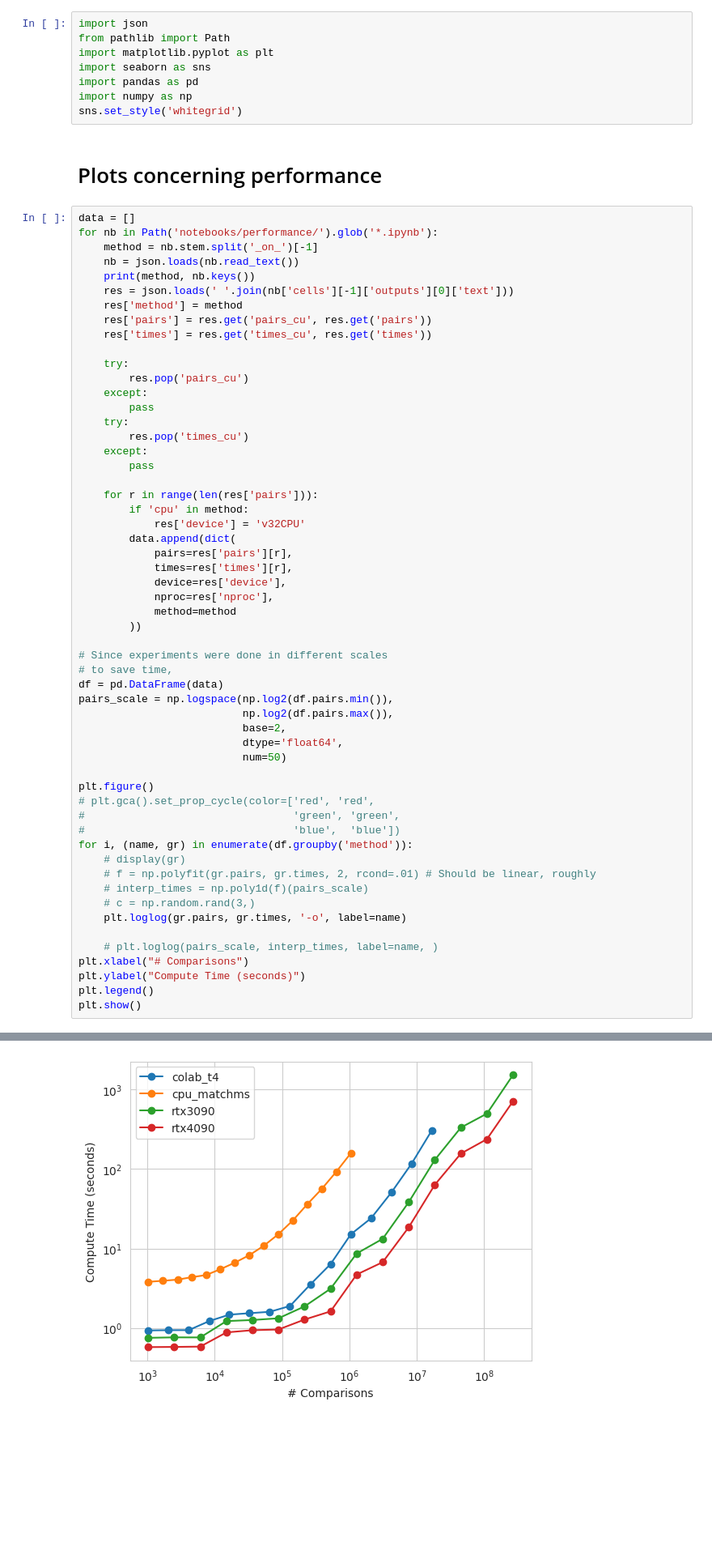
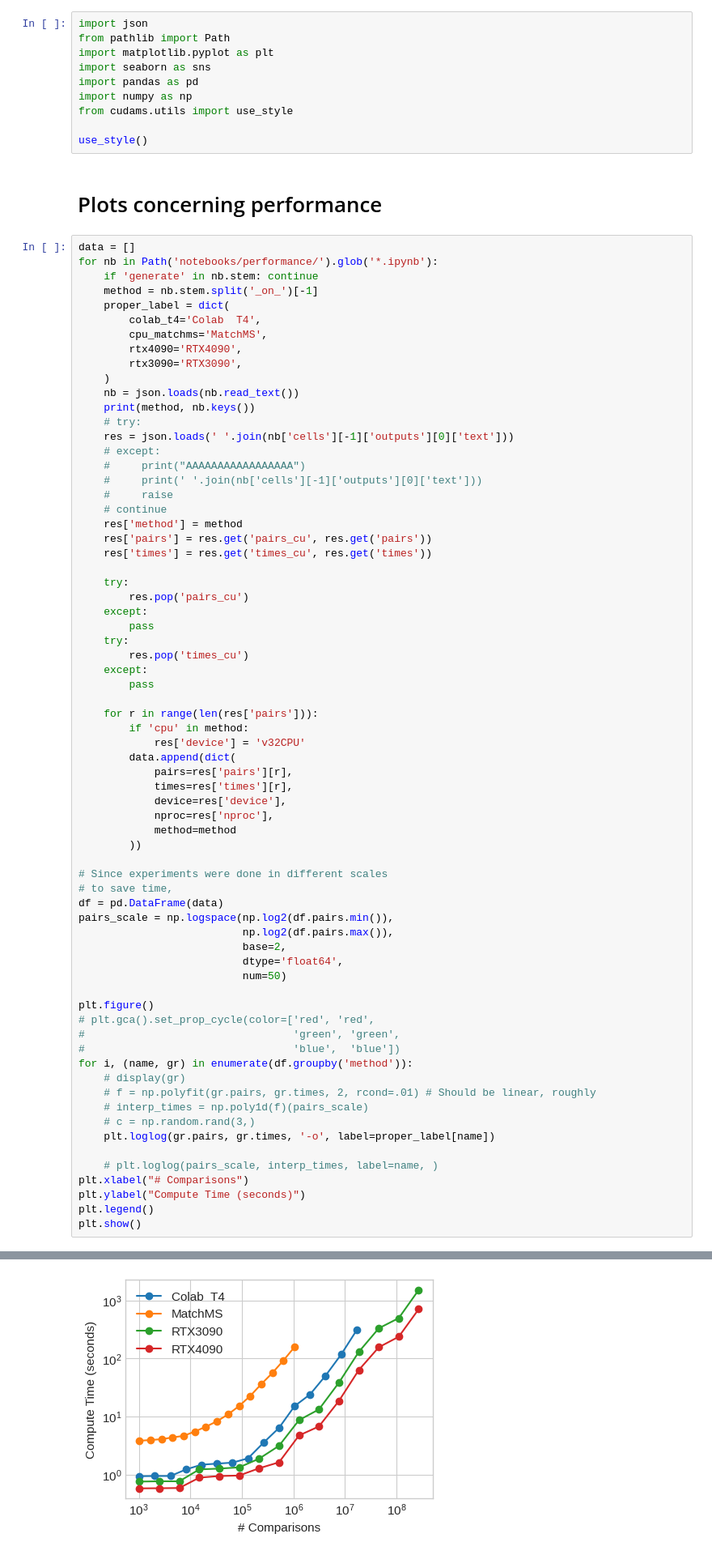
Before and after one commit to tornikeo/cosine-similarity, a Jupyter notebook: notebooks/performance/generate_plots.ipynb, the cells around one changed output, grey strips where cells are left out. Shown at 81% size. Drawn from its saved outputs; the diff is of its cells as text; blank space fills up the shorter version.

Commit message:
Fix performance plot gen

```diff
--- a/notebooks/performance/generate_plots.ipynb
+++ b/notebooks/performance/generate_plots.ipynb
@@ -5,16 +5,31 @@ import matplotlib.pyplot as plt
 import seaborn as sns
 import pandas as pd
 import numpy as np
-sns.set_style('whitegrid')
+from cudams.utils import use_style
+
+use_style()
 # %% [markdown]
 # Plots concerning performance
 # %%
 data = []
 for nb in Path('notebooks/performance/').glob('*.ipynb'):
+    if 'generate' in nb.stem: continue
     method = nb.stem.split('_on_')[-1]
+    proper_label = dict(
+        colab_t4='Colab  T4',
+        cpu_matchms='MatchMS',
+        rtx4090='RTX4090',
+        rtx3090='RTX3090',
+    )
     nb = json.loads(nb.read_text())
     print(method, nb.keys())
+    # try:
     res = json.loads(' '.join(nb['cells'][-1]['outputs'][0]['text']))
+    # except:
+    #     print("AAAAAAAAAAAAAAAAA")
+    #     print(' '.join(nb['cells'][-1]['outputs'][0]['text']))
+    #     raise
+    # continue
     res['method'] = method
     res['pairs'] = res.get('pairs_cu', res.get('pairs'))
     res['times'] = res.get('times_cu', res.get('times'))
@@ -41,32 +56,32 @@ for nb in Path('notebooks/performance/').glob('*.ipynb'):
 
 # Since experiments were done in different scales
 # to save time,
 df = pd.DataFrame(data)
 pairs_scale = np.logspace(np.log2(df.pairs.min()),
                           np.log2(df.pairs.max()),
                           base=2,
                           dtype='float64',
                           num=50)
 
 plt.figure()
 # plt.gca().set_prop_cycle(color=['red', 'red',
 #                                 'green', 'green',
 #                                 'blue',  'blue'])
 for i, (name, gr) in enumerate(df.groupby('method')):
     # display(gr)
     # f = np.polyfit(gr.pairs, gr.times, 2, rcond=.01) # Should be linear, roughly
     # interp_times = np.poly1d(f)(pairs_scale)
     # c = np.random.rand(3,)
-    plt.loglog(gr.pairs, gr.times, '-o', label=name)
+    plt.loglog(gr.pairs, gr.times, '-o', label=proper_label[name])
 
     # plt.loglog(pairs_scale, interp_times, label=name, )
 plt.xlabel("# Comparisons")
 plt.ylabel("Compute Time (seconds)")
 plt.legend()
 plt.show()
 # %% [output]
 rtx3090 dict_keys(['cells', 'metadata', 'nbformat', 'nbformat_minor'])
 colab_t4 dict_keys(['cells', 'metadata', 'nbformat', 'nbformat_minor'])
 rtx4090 dict_keys(['cells', 'metadata', 'nbformat', 'nbformat_minor'])
 cpu_matchms dict_keys(['cells', 'metadata', 'nbformat', 'nbformat_minor'])
-[figure, old version]
+[figure, new version]
```
Also changed, not shown: 1 other file.
